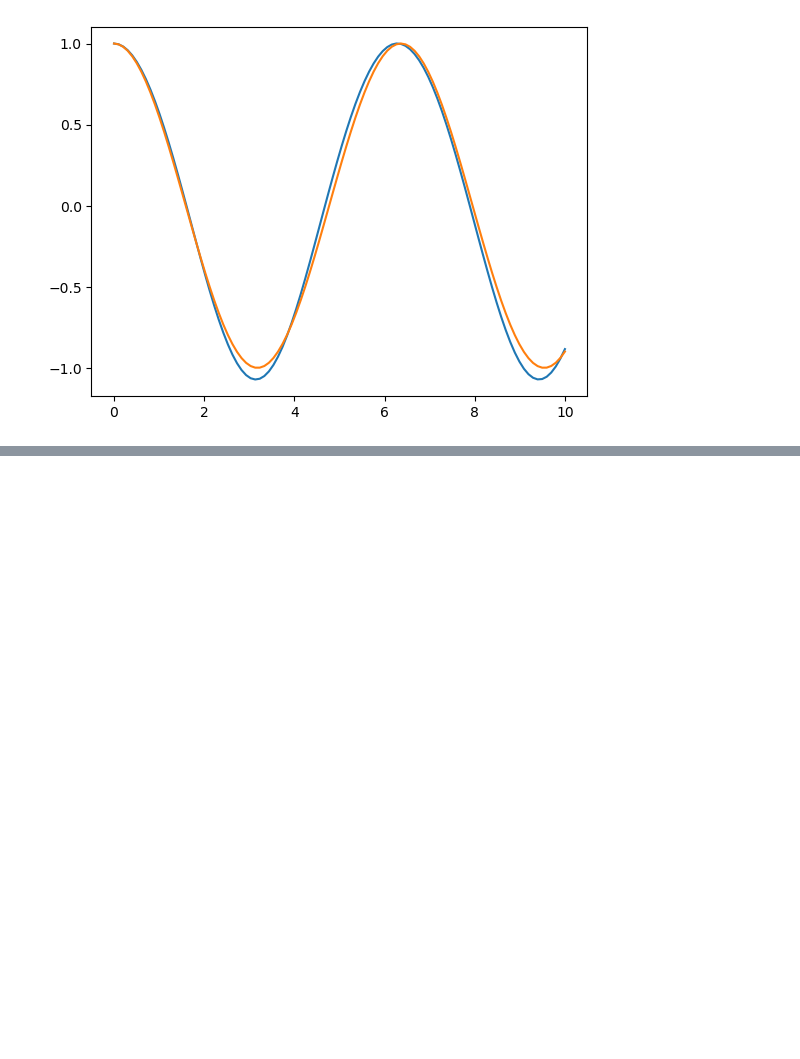
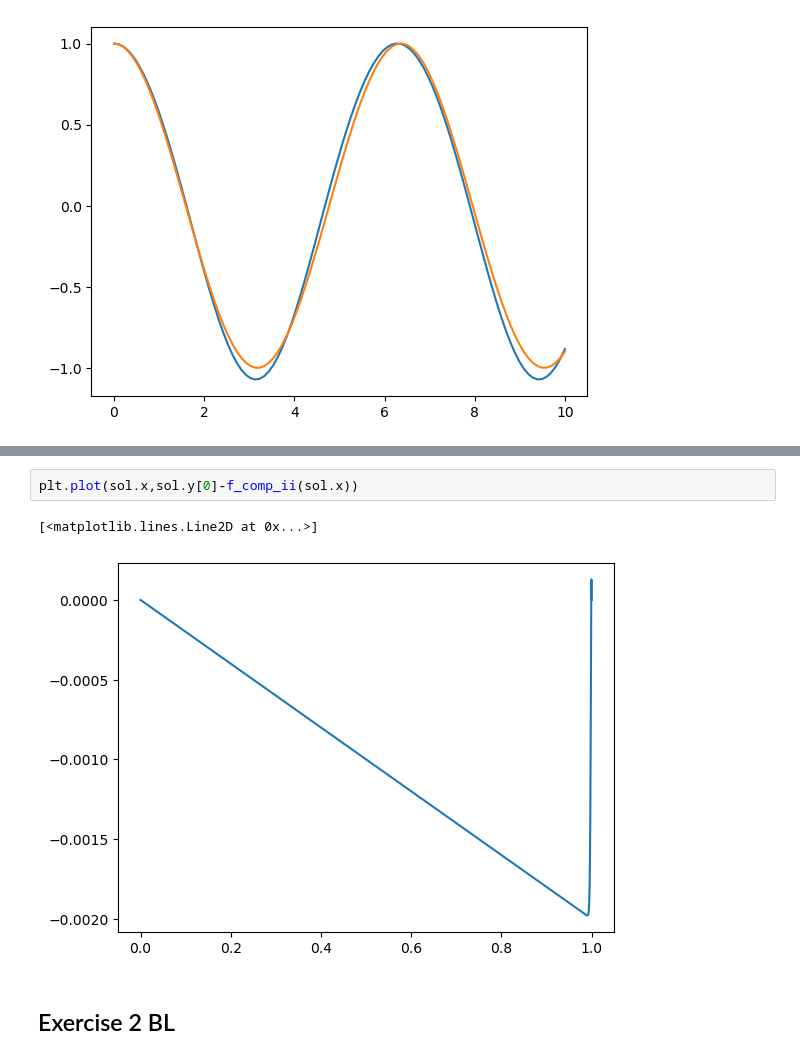
Before and after one commit to galendal/MAT230git, a Jupyter notebook: exer_asympt.ipynb, the cells around one changed output, grey strips where cells are left out. Cells and saved outputs as stored; diff of their text form; blank space fills up the shorter version.

```diff
--- a/exer_asympt.ipynb
+++ b/exer_asympt.ipynb
@@ -70,0 +97,7 @@ plt.plot(sol.t,expand(sol.t,eps))
+# %%
+plt.plot(sol.x,sol.y[0]-f_comp_ii(sol.x))
+# %% [output]
+[<matplotlib.lines.Line2D at 0x...>]
+[figure, added]
+# %% [markdown]
+## Exercise 2 BL
```
Also changed, not shown: parts of 7 cells of this notebook, 1 other file.
